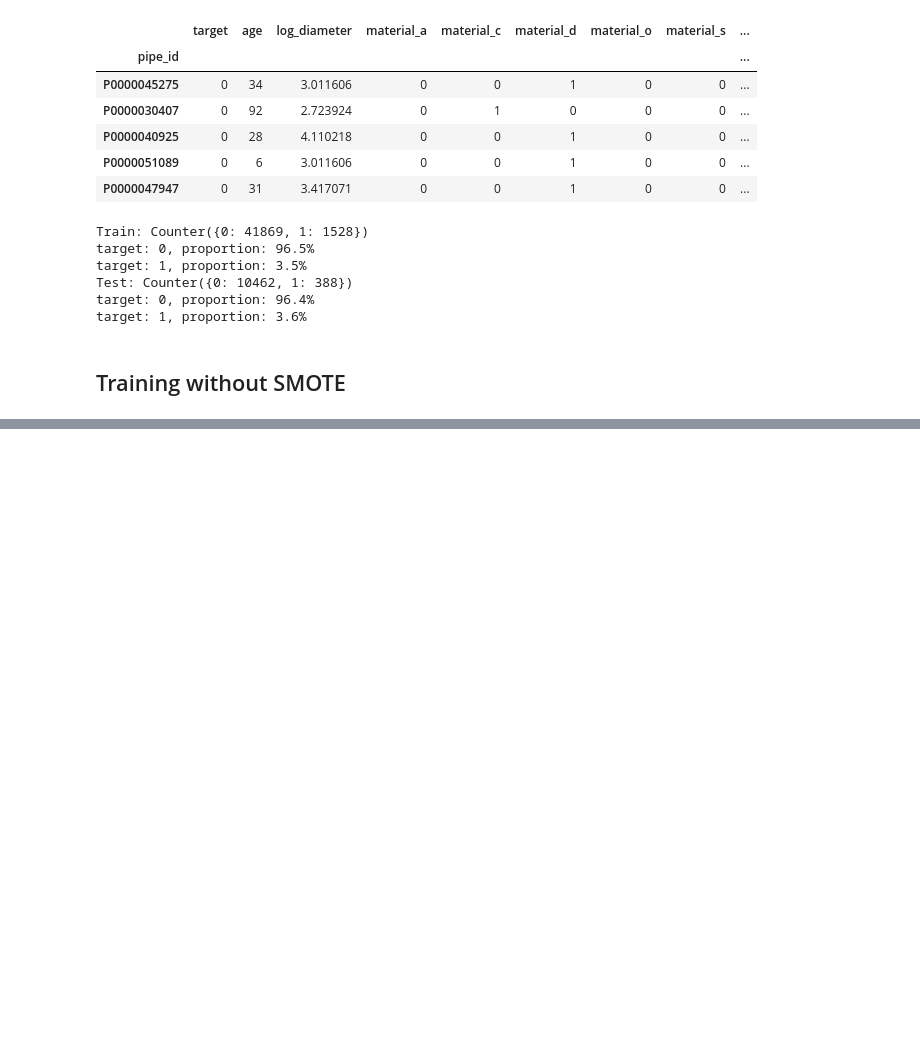
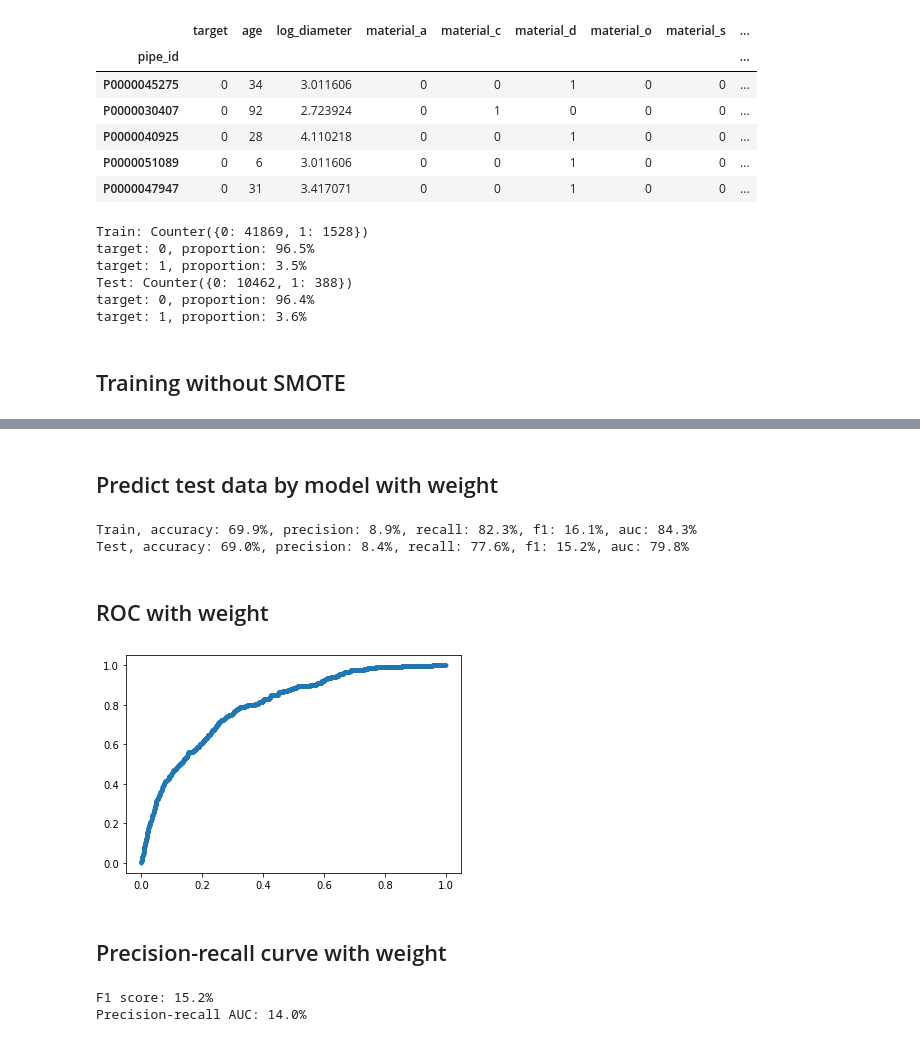
Before and after one commit to yukikitayama/machine-learning, a Jupyter notebook: imbalance-binary-classification/smote.ipynb, the cells around one changed output, grey strips where cells are left out. Drawn from its saved outputs; the diff is of its cells as text; code cells hidden in the pictures; blank space fills up the shorter version.

```diff
--- a/imbalance-binary-classification/smote.ipynb
+++ b/imbalance-binary-classification/smote.ipynb
@@ -127,0 +182,12 @@ Test, accuracy: 100.0%, precision: 100.0%, recall: 100.0%, f1: 100.0%, auc: 100.
+# %%
+model = XGBClassifier(
+    use_label_encoder=False,
+    eval_metric=EVAL_METRIC,
+    max_depth=MAX_DEPTH,
+    learning_rate=LEARNING_RATE,
+    alpha=ALPHA,
+    colsample_bytree=COLSAMPLE_BYTREE,
+    scale_pos_weight=scale_pos_weight
+)
+# %%
+model.fit(X_train, y_train)
@@ -127,0 +206,2 @@ Test, accuracy: 100.0%, precision: 100.0%, recall: 100.0%, f1: 100.0%, auc: 100.
+# %% [markdown]
+## Predict test data by model with weight
@@ -127,0 +229,23 @@ Test, accuracy: 100.0%, precision: 100.0%, recall: 100.0%, f1: 100.0%, auc: 100.
+# %%
+print(f'Train, accuracy: {accuracy_train:.1%}, precision: {precision_train:.1%}, '
+      f'recall: {recall_train:.1%}, f1: {f1_score_train:.1%}, auc: {roc_auc_train:.1%}')
+print(f'Test, accuracy: {accuracy_test:.1%}, precision: {precision_test:.1%}, '
+      f'recall: {recall_test:.1%}, f1: {f1_score_test:.1%}, auc: {roc_auc_test:.1%}')
+# %% [output]
+Train, accuracy: 69.9%, precision: 8.9%, recall: 82.3%, f1: 16.1%, auc: 84.3%
+Test, accuracy: 69.0%, precision: 8.4%, recall: 77.6%, f1: 15.2%, auc: 79.8%
+# %% [markdown]
+## ROC with weight
+# %%
+prob = model.predict_proba(X_test)
+prob = prob[:, 1]
+
+# False positive rage and true positive rate
+fpr, tpr, _ = roc_curve(y_test, prob)
+# %%
+plt.plot(fpr, tpr, marker='.')
+plt.show()
+# %% [output]
+[figure, added]
+# %% [markdown]
+## Precision-recall curve with weight
@@ -127,0 +256,6 @@ Test, accuracy: 100.0%, precision: 100.0%, recall: 100.0%, f1: 100.0%, auc: 100.
+# %%
+print(f'F1 score: {f1:.1%}')
+print(f'Precision-recall AUC: {prauc:.1%}')
+# %% [output]
+F1 score: 15.2%
+Precision-recall AUC: 14.0%
```
Also changed, not shown: parts of 44 cells of this notebook, 1 other file.
